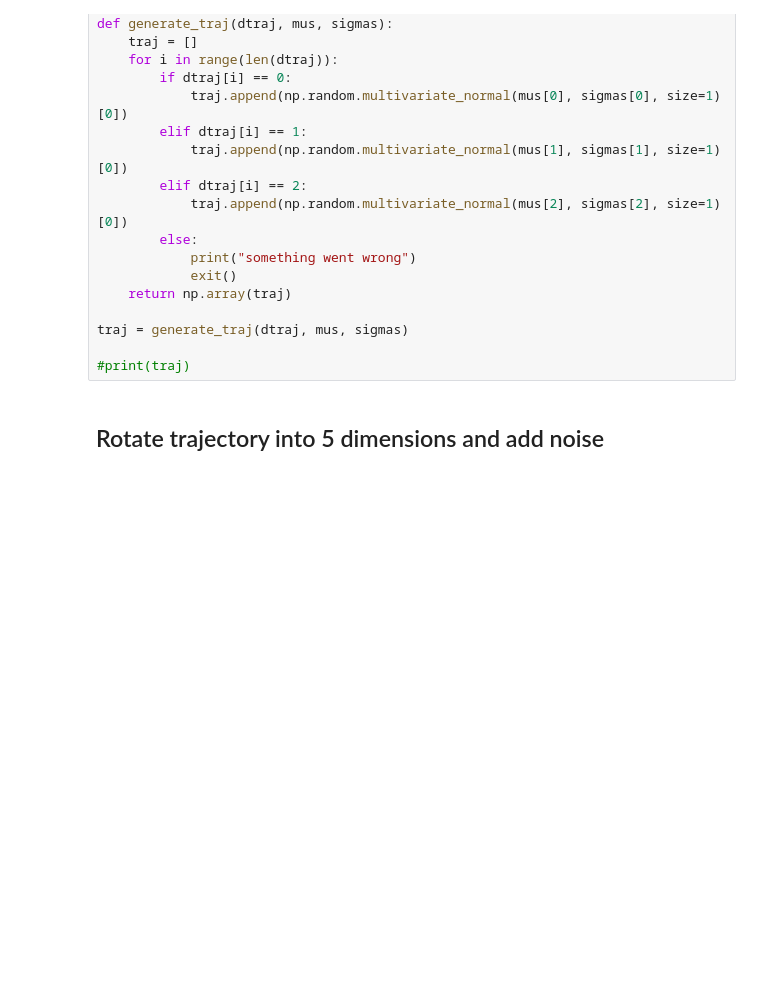
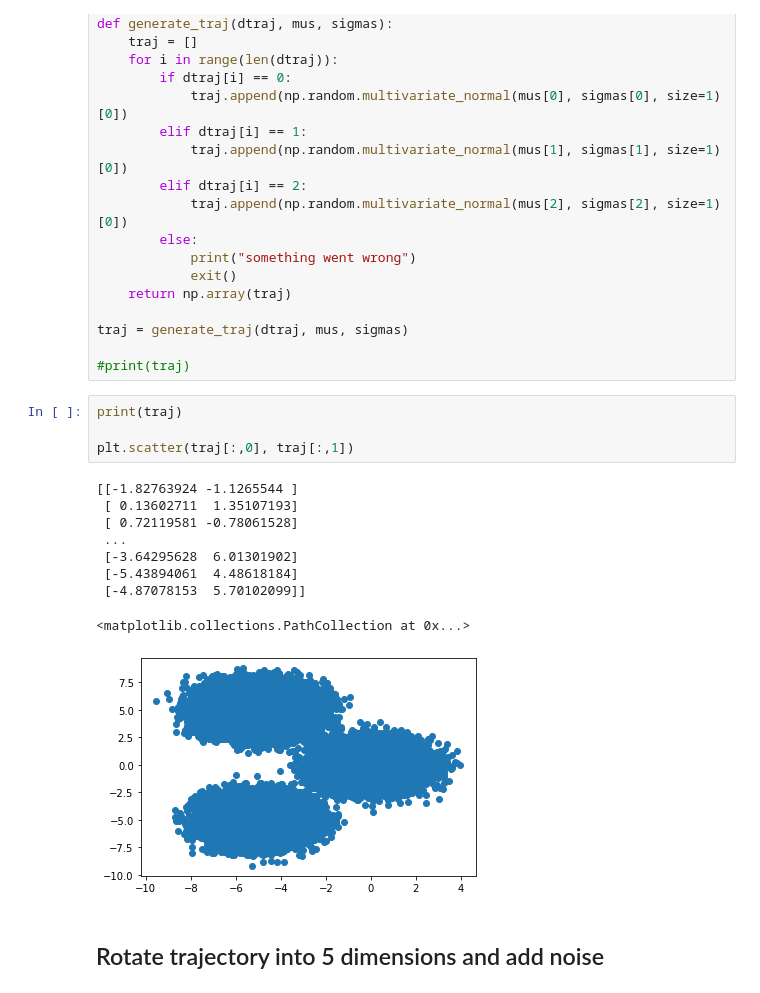
Before and after one commit to hkneiding/pyemma-workshop-project, a Jupyter notebook: code/transition-matrix.ipynb, the cells around one changed output. Cells and saved outputs as stored; diff of their text form; blank space fills up the shorter version.

```diff
--- a/code/transition-matrix.ipynb
+++ b/code/transition-matrix.ipynb
@@ -90,5 +176,19 @@ def generate_traj(dtraj, mus, sigmas):
 traj = generate_traj(dtraj, mus, sigmas)
 
 #print(traj)
+# %%
+print(traj)
+
+plt.scatter(traj[:,0], traj[:,1])
+# %% [output]
+[[-1.82763924 -1.1265544 ]
+ [ 0.13602711  1.35107193]
+ [ 0.72119581 -0.78061528]
+ ...
+ [-3.64295628  6.01301902]
+ [-5.43894061  4.48618184]
+ [-4.87078153  5.70102099]]
+<matplotlib.collections.PathCollection at 0x...>
+[figure, added]
 # %% [markdown]
 ## Rotate trajectory into 5 dimensions and add noise
```
Also changed, not shown: parts of 3 cells of this notebook.
